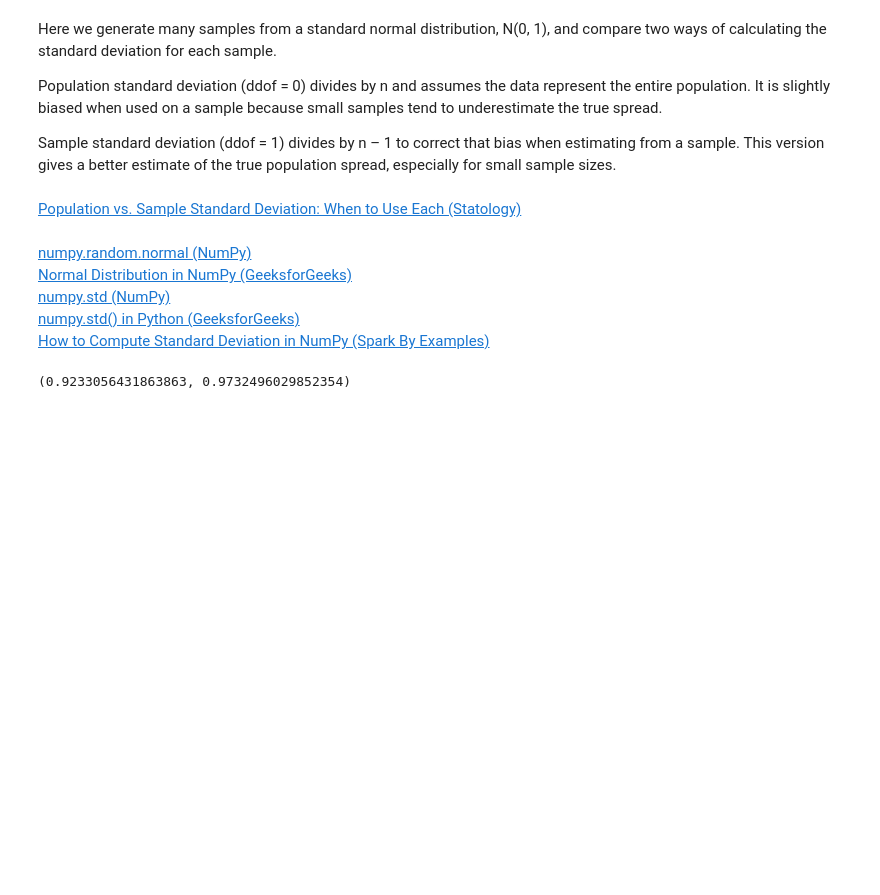
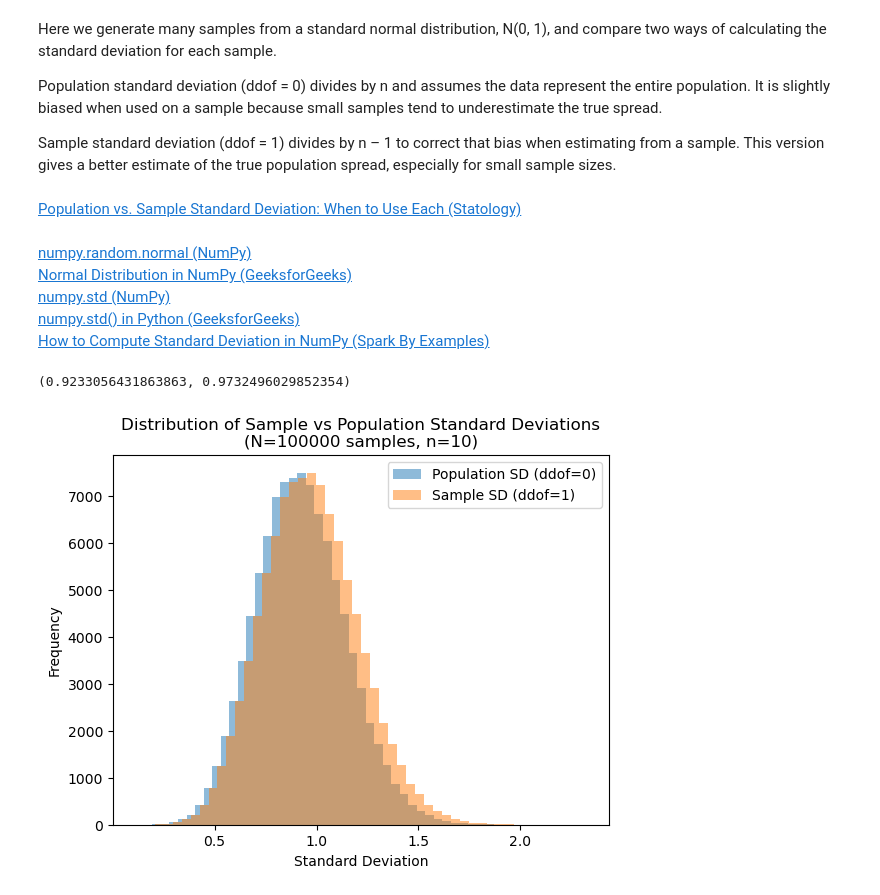
Before and after one commit to sarahembarry/applied-statistics-assessment, a Jupyter notebook: problems.ipynb, the cells around one changed output. Saved outputs shown, nothing was run; the diff lists cells and outputs as text; code cells hidden in the pictures; blank space fills up the shorter version.

Commit message:
Problem 2 histograms + Interpretation

```diff
--- a/problems.ipynb
+++ b/problems.ipynb
@@ -155,7 +155,19 @@ sd_smp = np.std(samples, axis=1, ddof=1)
 [numpy.std (NumPy)](https://numpy.org/doc/2.1/reference/generated/numpy.std.html)
 [numpy.std() in Python (GeeksforGeeks)](https://www.geeksforgeeks.org/python/numpy-std-in-python/)
 [How to Compute Standard Deviation in NumPy (Spark By Examples)](https://sparkbyexamples.com/python/python-numpy-standard-deviation-function/)
-# %%
-np.mean(sd_pop), np.mean(sd_smp)
-# %% [output]
-(0.9233056431863863, 0.9732496029852354)
+# %%
+# Compare the average population and sample standard deviations across all samples
+np.mean(sd_pop), np.mean(sd_smp)
+# %% [output]
+(0.9233056431863863, 0.9732496029852354)
+# %%
+# Plot overlapping histograms to compare population and sample standard deviation distributions
+plt.hist(sd_pop, bins=50, alpha=0.5, label='Population SD (ddof=0)')
+plt.hist(sd_smp, bins=50, alpha=0.5, label='Sample SD (ddof=1)')
+plt.xlabel('Standard Deviation')
+plt.ylabel('Frequency')
+plt.title('Distribution of Sample vs Population Standard Deviations\n(N=100000 samples, n=10)')
+plt.legend()
+plt.show()
+# %% [output]
+[figure, added]
```
Also changed, not shown: parts of 7 cells of this notebook, 1 other file.
